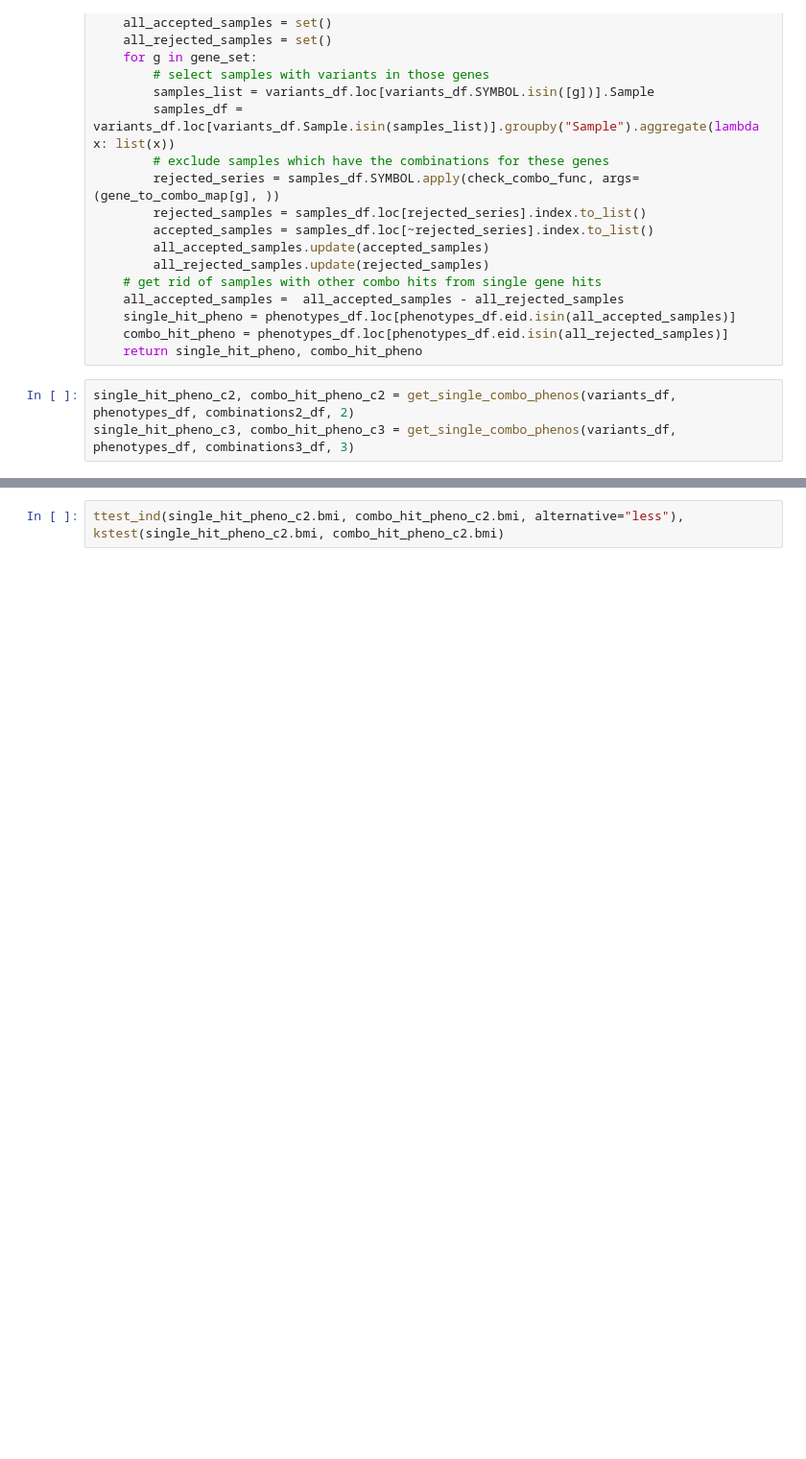
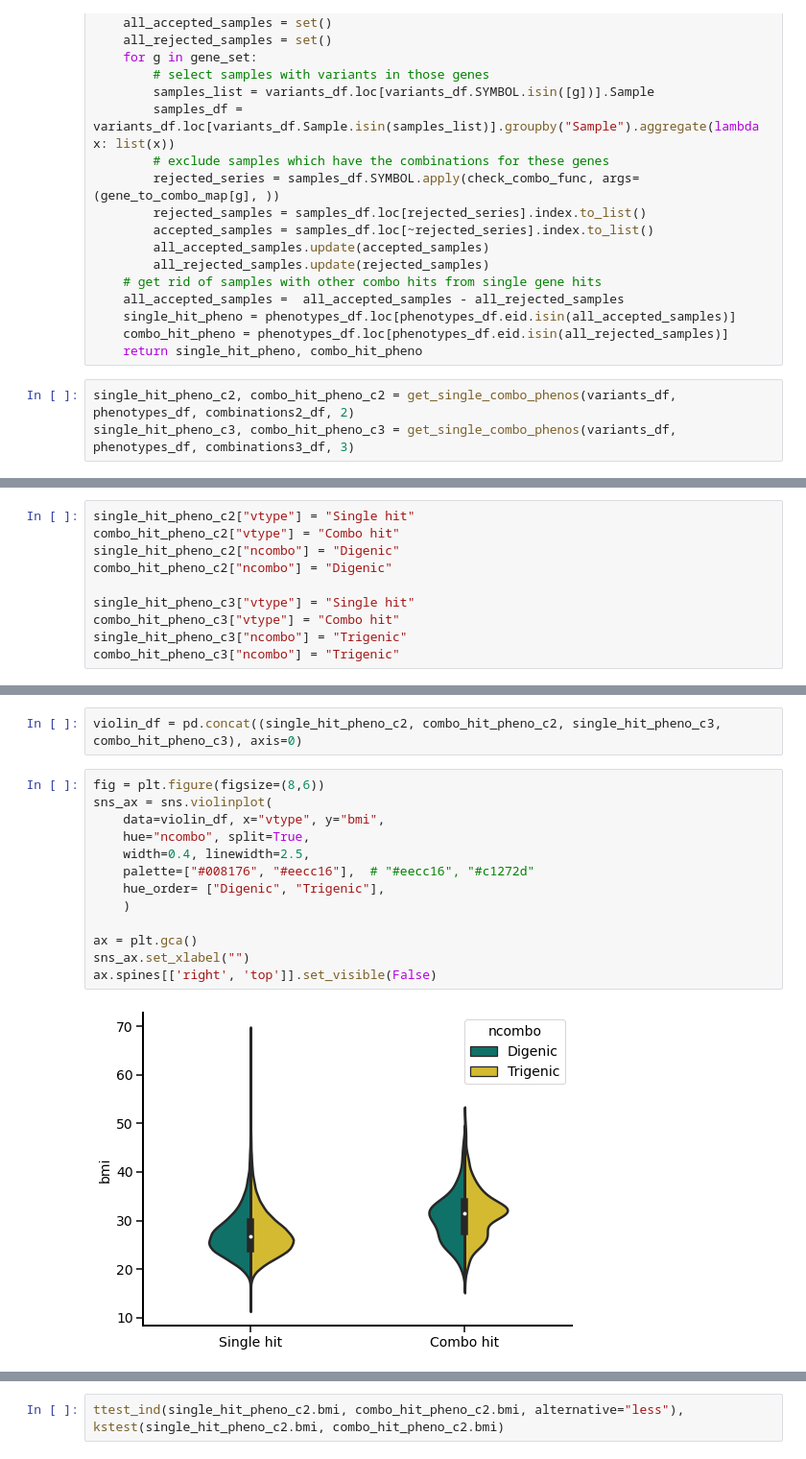
Before and after one commit to deeprob/ukb_bmi, a Jupyter notebook: 4_characterization/white_british/notebooks/2_single_hit_vs_combos.ipynb, the cells around one changed output, grey strips where cells are left out. Shown at 96% size. Cells and saved outputs as stored; diff of their text form; blank space fills up the shorter version.

```diff
--- a/4_characterization/white_british/notebooks/2_single_hit_vs_combos.ipynb
+++ b/4_characterization/white_british/notebooks/2_single_hit_vs_combos.ipynb
@@ -72,0 +75,10 @@ single_hit_pheno_c3, combo_hit_pheno_c3 = get_single_combo_phenos(variants_df, p
+# %%
+single_hit_pheno_c2["vtype"] = "Single hit"
+combo_hit_pheno_c2["vtype"] = "Combo hit"
+single_hit_pheno_c2["ncombo"] = "Digenic"
+combo_hit_pheno_c2["ncombo"] = "Digenic"
+
+single_hit_pheno_c3["vtype"] = "Single hit"
+combo_hit_pheno_c3["vtype"] = "Combo hit"
+single_hit_pheno_c3["ncombo"] = "Trigenic"
+combo_hit_pheno_c3["ncombo"] = "Trigenic"
@@ -73 +103,18 @@ single_hit_pheno_c3, combo_hit_pheno_c3 = get_single_combo_phenos(variants_df, p
+# %%
+violin_df = pd.concat((single_hit_pheno_c2, combo_hit_pheno_c2, single_hit_pheno_c3, combo_hit_pheno_c3), axis=0)
+# %%
+fig = plt.figure(figsize=(8,6))
+sns_ax = sns.violinplot(
+    data=violin_df, x="vtype", y="bmi",
+    hue="ncombo", split=True,
+    width=0.4, linewidth=2.5,
+    palette=["#008176", "#eecc16"],  # "#eecc16", "#c1272d"
+    hue_order= ["Digenic", "Trigenic"],
+    )
+
+ax = plt.gca()
+sns_ax.set_xlabel("")
+ax.spines[['right', 'top']].set_visible(False)
+# %% [output]
+[figure, added]
 # %%
```
Also changed, not shown: parts of 4 cells of this notebook, 5 other files.
